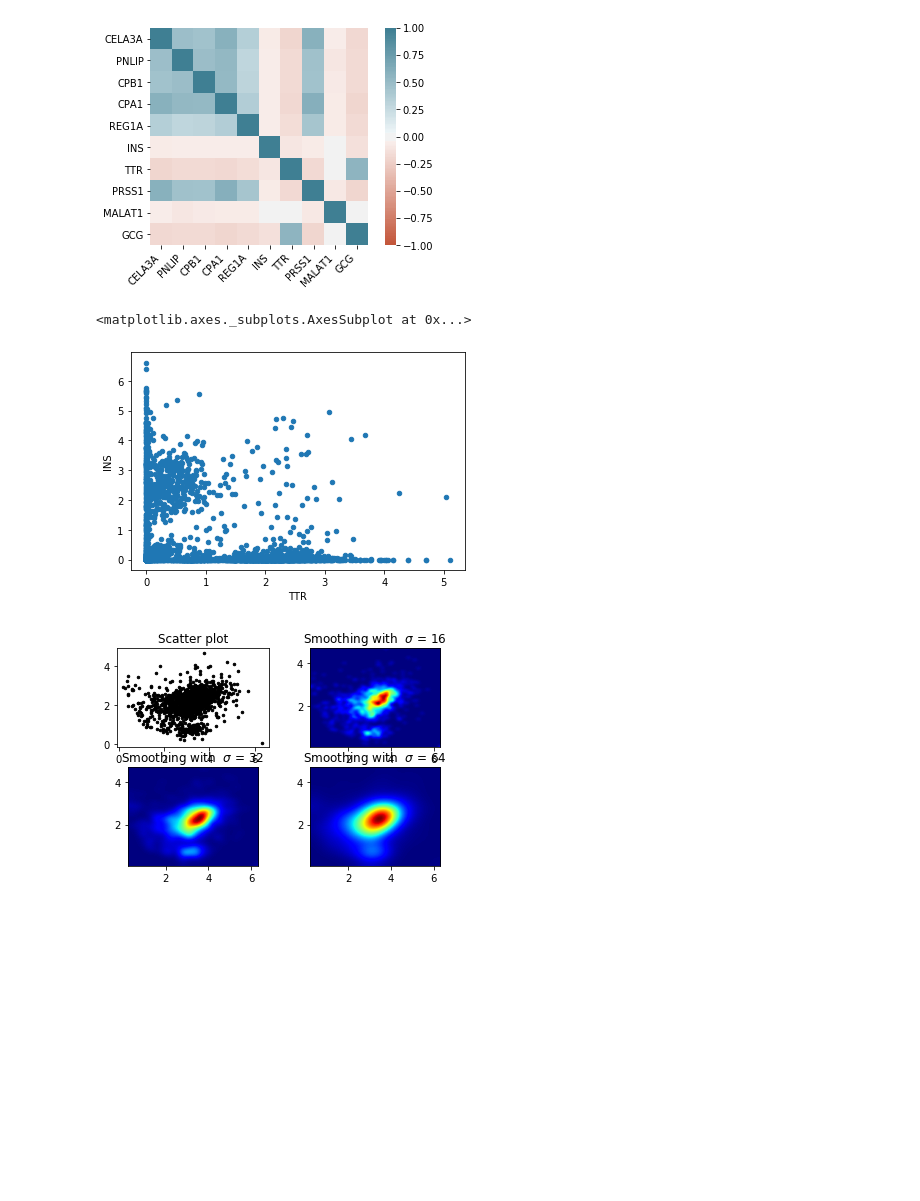
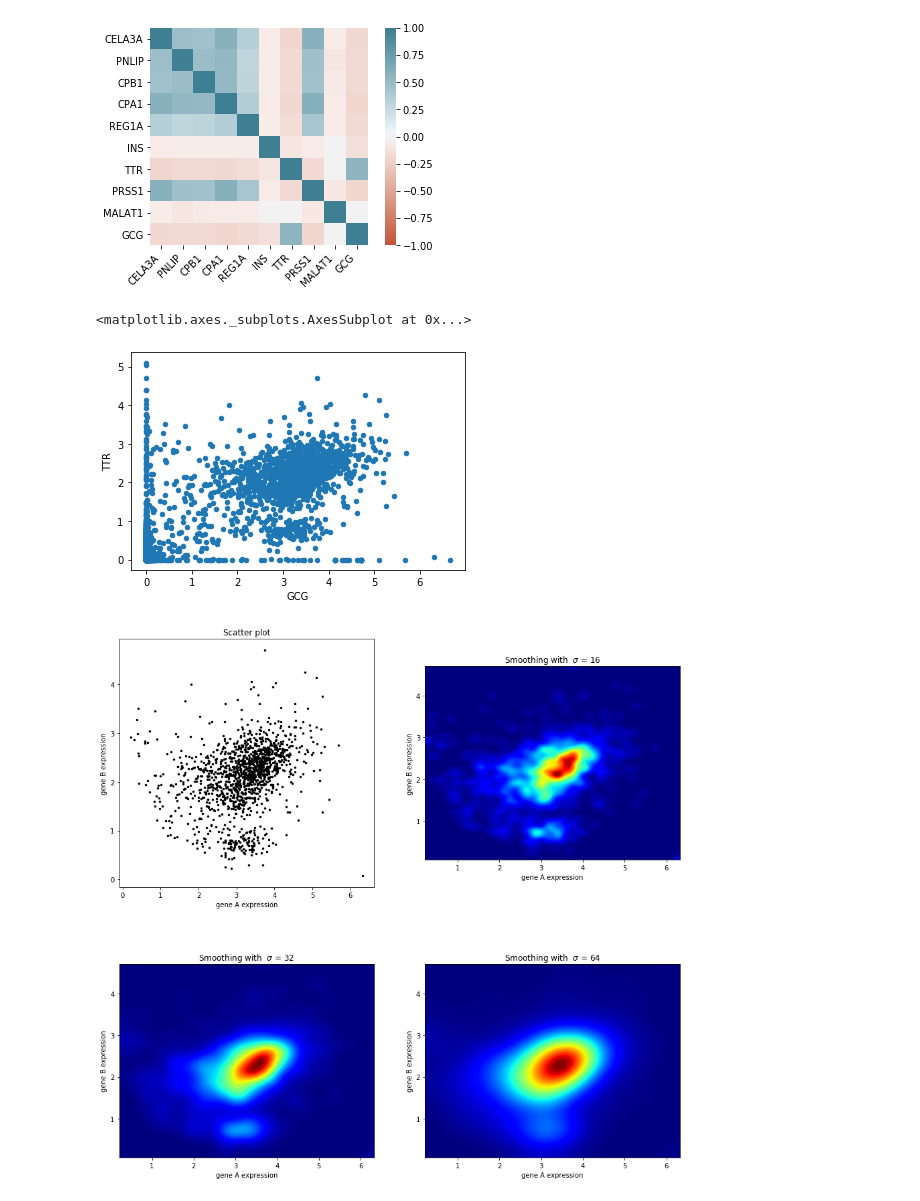
Before and after one commit to moqri/deep_cell, a Jupyter notebook: CNNC/rnaseq2image.ipynb, the cells around one changed output. Drawn from its saved outputs; the diff is of its cells as text; code cells hidden in the pictures; blank space fills up the shorter version.

```diff
--- a/CNNC/rnaseq2image.ipynb
+++ b/CNNC/rnaseq2image.ipynb
@@ -139,10 +139,10 @@ ax.set_xticklabels(
 # %% [output]
 [figure]
 # %%
-np.log2(expression_df_top+1).plot.scatter('TTR','INS')
+np.log2(expression_df_top+1).plot.scatter('GCG','TTR')
 # %% [output]
 <matplotlib.axes._subplots.AxesSubplot at 0x...>
-[figure, old version]
+[figure, new version]
 # %%
 d=expression_df_top[['GCG','TTR']]
 d=d[d.GCG*d.TTR>1]
@@ -152,33 +152,34 @@ y=np.log2(d+1)['TTR'].values
 # %%
 import numpy as np
 import matplotlib.pyplot as plt
 import matplotlib.cm as cm
 from scipy.ndimage.filters import gaussian_filter
 
 
 def myplot(x, y, s, bins=1000):
     heatmap, xedges, yedges = np.histogram2d(x, y, bins=bins)
     heatmap = gaussian_filter(heatmap, sigma=s)
-
     extent = [xedges[0], xedges[-1], yedges[0], yedges[-1]]
     return heatmap.T, extent
 
 
-fig, axs = plt.subplots(2, 2)
+fig, axs = plt.subplots(2, 2,figsize=(15,15))
+
 
 # Generate some test data
 
 sigmas = [0, 16, 32, 64]
 
 for ax, s in zip(axs.flatten(), sigmas):
+    ax.set(xlabel='gene A expression', ylabel='gene B expression')
     if s == 0:
         ax.plot(x, y, 'k.', markersize=5)
         ax.set_title("Scatter plot")
     else:
         img, extent = myplot(x, y, s)
         ax.imshow(img, extent=extent, origin='lower', cmap=cm.jet)
         ax.set_title("Smoothing with  $\sigma$ = %d" % s)
 
 plt.show()
 # %% [output]
-[figure, old version]
+[figure, new version]
```
Also changed, not shown: parts of 1 cell of this notebook.
